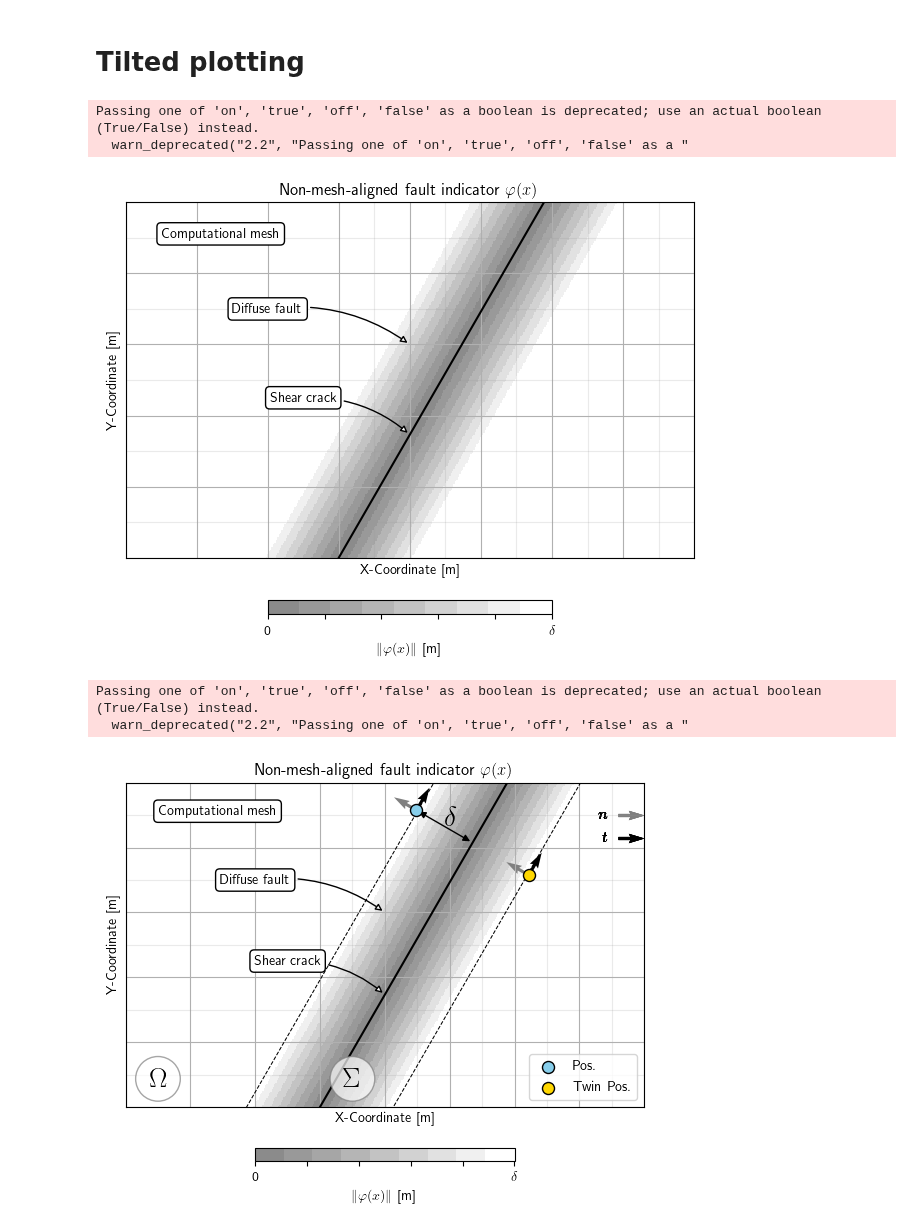
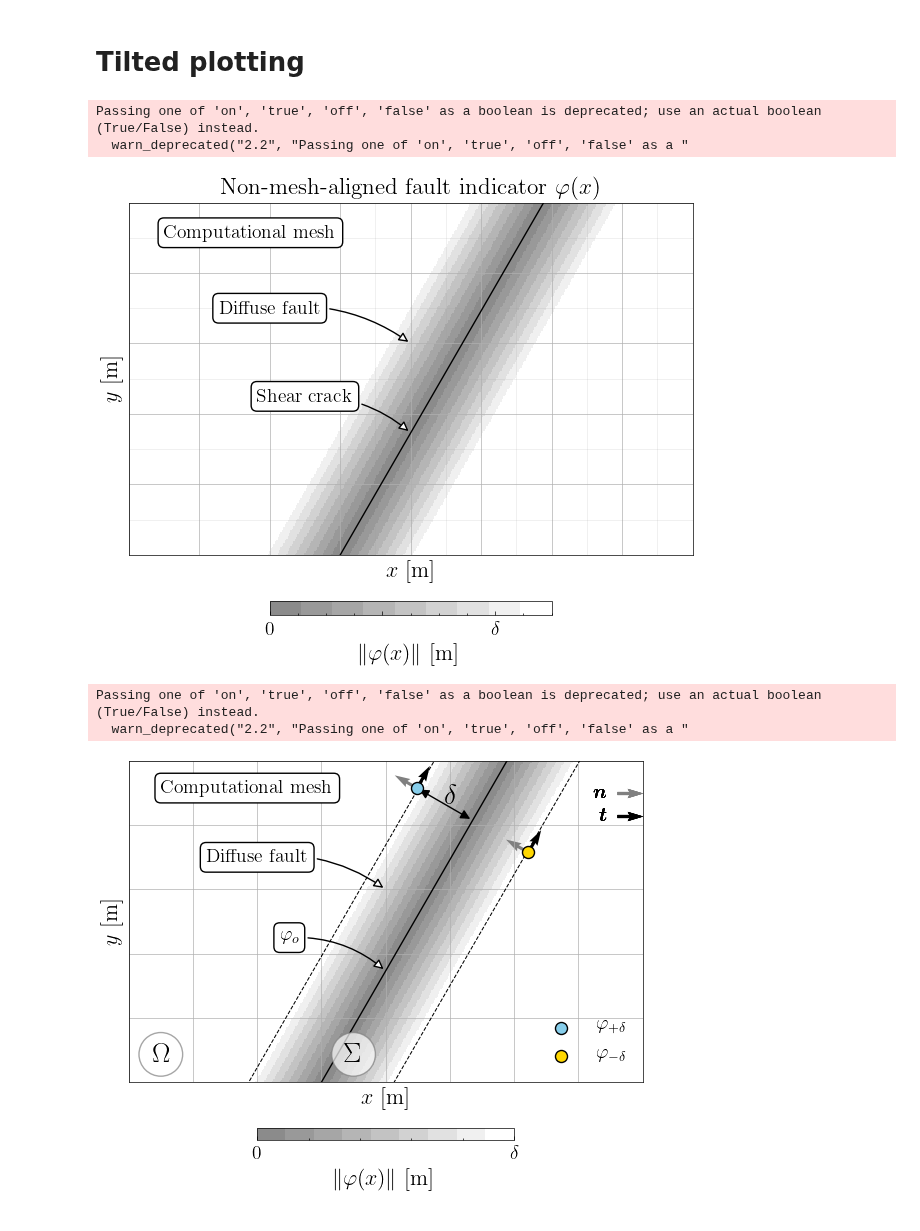
Before and after one commit to Nicolucas/TEAR, a Jupyter notebook: PythonCodes/Utilities/TestGeometries/GeometrySchematic.ipynb, the cells around one changed output. Drawn from its saved outputs; the diff is of its cells as text; code cells hidden in the pictures.

```diff
--- a/PythonCodes/Utilities/TestGeometries/GeometrySchematic.ipynb
+++ b/PythonCodes/Utilities/TestGeometries/GeometrySchematic.ipynb
@@ -12,5 +12,7 @@ import matplotlib.pylab as plt
 plt.rc('text',usetex=True)
 plt.rcParams['text.latex.preamble']=[r"\usepackage{amsmath}"]
 
+plt.style.use('science')
+
 sys.path.insert(0,"/home/nico/Documents/TEAR/Codes_TEAR/PythonCodes/LibFolder")
 from Lib_GeneralFunctions import *
@@ -102,7 +109,7 @@ def PlotDomainCmap(CoorX, CoorY, Field, FieldName, cmap, getAx = False, figsize
       fig = plt.figure(figsize = figsize)
       ax = fig.add_subplot(1,1,1)
     ax.set_title("{FName}".format(FName = FieldName[0]),fontsize='large')
-    ax.set_xlabel("X-Coordinate [m]"), ax.set_ylabel("Y-Coordinate [m]")
+    ax.set_xlabel("$x$ [m]"), ax.set_ylabel("$y$ [m]")
     ax.set_aspect('equal', 'box')
     img = ax.pcolormesh(CoorX, CoorY, Field, cmap = cmap)
 
@@ -322,7 +329,7 @@ plt.plot(xx,Tiltfunc(xx,theta = thetadeg*np.pi/180),"k-")
 
 
 ColourBar = AxCmap.collections[-1].colorbar
-ColourBar.ax.set_xticklabels([0,'','','','', r'$\delta$'])
+ColourBar.ax.set_xticklabels([0,'', r'$\delta$'])
 
 
 #plt.contour(X,Y,TiltSDFMaskOut,levels=np.linspace(-Thickness, Thickness, 5, endpoint=True), colors="k", linestyles="--",linewidths=0.75)
@@ -411,4 +418,4 @@ plt.show()
 # %% [output]
 Passing one of 'on', 'true', 'off', 'false' as a boolean is deprecated; use an actual boolean (True/False) instead.
   warn_deprecated("2.2", "Passing one of 'on', 'true', 'off', 'false' as a "
-[figure, old version]
+[figure, new version]
@@ -415,19 +424,22 @@ Passing one of 'on', 'true', 'off', 'false' as a boolean is deprecated; use an a
 # %%
 fig, img, AxCmap = PlotDomainCmap(X, Y, TiltSDFMaskOut,
-                   [r"Non-mesh-aligned fault indicator $\varphi(x)$", r"$\|\varphi(x)\|$ [m]"],
+                   [r"", r"$\|\varphi(x)\|$ [m]"],
                    cmap, True,(5.5,5.5),100)
 
 plt.plot(xx,Tiltfunc(xx,theta = thetadeg*np.pi/180),"k-")
 
 ColourBar = AxCmap.collections[-1].colorbar
 
-ColourBar.ax.set_xticklabels([0,"","","", "",r'$\delta$'])
+ColourBar.set_ticks([0,500])
+ColourBar.set_norm(colors.Normalize(vmin=0, vmax=500))
+ColourBar.ax.set_xticklabels([0,r'$\delta$'])
+
 plt.contour(X,Y,TiltSDFMaskOut,levels=np.linspace(-490, 490,2, endpoint=True), colors="k", linestyles="--",linewidths=0.75)
 
 
-MarkerSpecs = {"marker":".","facecolors":"skyblue","edgecolors":"k","s":300,"zorder":9,"label":"Pos."}
+MarkerSpecs = {"marker":".","facecolors":"skyblue","edgecolors":"k","s":300,"zorder":9,"label":r"$\varphi_{+\delta}$"}
 plt.scatter(CoordinatesList[0],CoordinatesList[1], **MarkerSpecs)
-MarkerSpecs.update({"facecolors":"gold","label":"Twin Pos."})
+MarkerSpecs.update({"facecolors":"gold","label":r"$\varphi_{-\delta}$"})
 plt.scatter(TwinCoordinatesList[0],TwinCoordinatesList[1], **MarkerSpecs)
 
 
@@ -445,7 +457,7 @@ minor_locator = AutoMinorLocator(2)
 ax.xaxis.set_minor_locator(minor_locator)
 ax.yaxis.set_minor_locator(minor_locator)
 
-plt.grid(b=True, which='minor', color='#999999', linestyle='-', alpha=0.2,zorder=10)
+#plt.grid(b=True, which='minor', color='#999999', linestyle='-', alpha=0.2,zorder=10)
 #%%%%%%%%%%%%%%%% END: Grid plot %%%%%%%%%%%%%%%%%%%%%%%%%%
 
 [QuiverPlot(FaultDataObj) for FaultDataObj in ListFaultDataObj]
@@ -495,33 +507,38 @@ ax.annotate("Diffuse fault",
                               fc="w"),
               )
 
-ax.annotate("Shear crack",
+ax.annotate(r"$\varphi_o$",
               xy=(500, Tiltfunc(500,theta = thetadeg*np.pi/180)), xycoords='data',
               xytext=(-250, 1125), textcoords='data',
               va="center", ha="center",
               bbox=bbox,
               arrowprops=dict(arrowstyle="-|>",
                               connectionstyle="arc3,rad=-0.2",
                               fc="w"),
               )
 
 bbox_props = dict(boxstyle="circle", fc="w", ec="0.5", alpha=0.7)
 
 
 ax.annotate("$\Sigma$",
               xy=(250, Tiltfunc(125,theta = thetadeg*np.pi/180)), xycoords='data',
               va="center", ha="center", fontsize=20,
               bbox=bbox_props
               )
 
 ax.annotate("$\Omega$",
               xy=(-1250, Tiltfunc(125,theta = thetadeg*np.pi/180)), xycoords='data',
               va="center", ha="center", fontsize=20,
               bbox=bbox_props
               )
 
+
+OutFile = "/home/nico/Documents/Documents/SharedWolfel/Works/se2dr_Paper/Illustrations/FinalFigures/F{}.pdf"
+fig.savefig(OutFile.format("1"))
+OutFile = "/home/nico/Documents/Documents/SharedWolfel/Works/se2dr_Paper/Illustrations/FinalFigures/F{}.svg"
+fig.savefig(OutFile.format("1"))
 plt.show()
 # %% [output]
 Passing one of 'on', 'true', 'off', 'false' as a boolean is deprecated; use an actual boolean (True/False) instead.
   warn_deprecated("2.2", "Passing one of 'on', 'true', 'off', 'false' as a "
-[figure, old version]
+[figure, new version]
```
Also changed, not shown: parts of 6 cells of this notebook, 32 other files.
